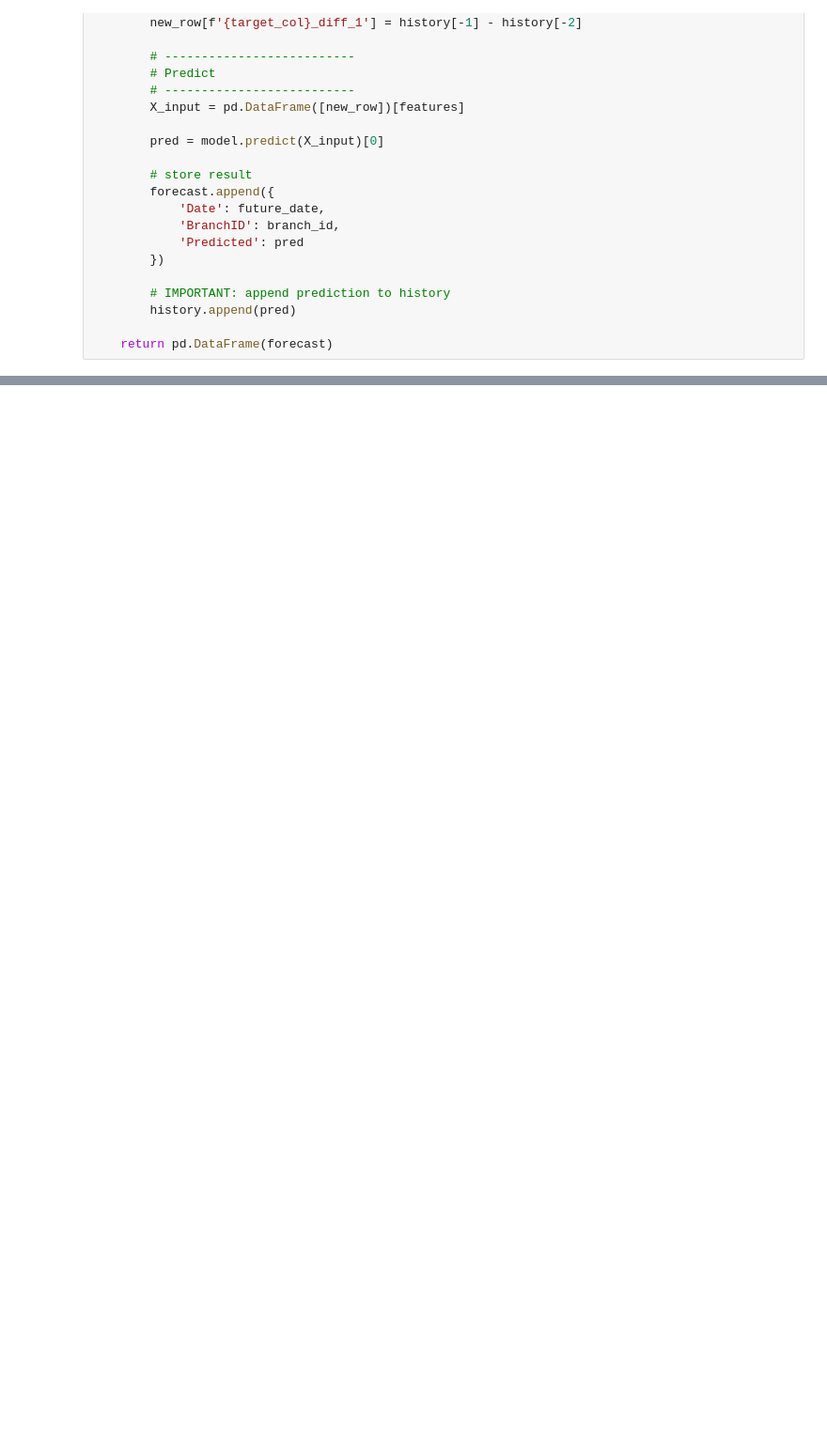
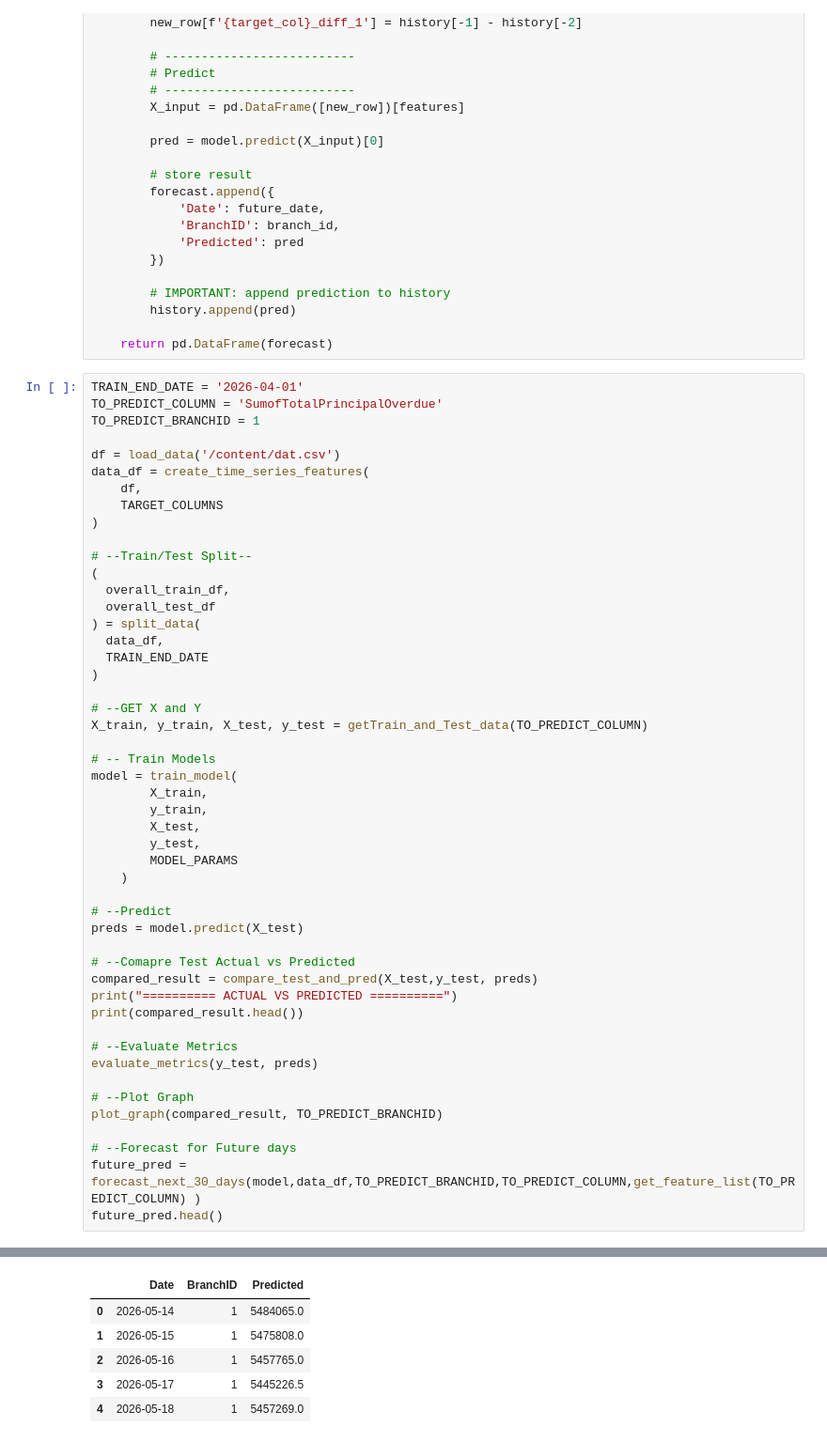
Before and after one commit to prasanna-venkatesh-m/Analytics-Forecast, a Jupyter notebook: Train_Overall_Analytics.ipynb, the cells around one changed output, grey strips where cells are left out. Shown at 94% size. Cells and saved outputs as stored; diff of their text form; blank space fills up the shorter version.

Commit message:
Predict Future Data

```diff
--- a/Train_Overall_Analytics.ipynb
+++ b/Train_Overall_Analytics.ipynb
@@ -377,3 +293,53 @@ def forecast_next_30_days(
         history.append(pred)
 
     return pd.DataFrame(forecast)
+# %%
+TRAIN_END_DATE = '2026-04-01'
+TO_PREDICT_COLUMN = 'SumofTotalPrincipalOverdue'
+TO_PREDICT_BRANCHID = 1
+
+df = load_data('/content/dat.csv')
+data_df = create_time_series_features(
+    df,
+    TARGET_COLUMNS
+)
+
+# --Train/Test Split--
+(
+  overall_train_df,
+  overall_test_df
+) = split_data(
+  data_df,
+  TRAIN_END_DATE
+)
+
+# --GET X and Y
+X_train, y_train, X_test, y_test = getTrain_and_Test_data(TO_PREDICT_COLUMN)
+
+# -- Train Models
+model = train_model(
+        X_train,
+        y_train,
+        X_test,
+        y_test,
+        MODEL_PARAMS
+    )
+
+# --Predict
+preds = model.predict(X_test)
+
+# --Comapre Test Actual vs Predicted
+compared_result = compare_test_and_pred(X_test,y_test, preds)
+print("========== ACTUAL VS PREDICTED ==========")
+print(compared_result.head())
+
+# --Evaluate Metrics
+evaluate_metrics(y_test, preds)
+
+# --Plot Graph
+plot_graph(compared_result, TO_PREDICT_BRANCHID)
+
+# --Forecast for Future days
+future_pred = forecast_next_30_days(model,data_df,TO_PREDICT_BRANCHID,TO_PREDICT_COLUMN,get_feature_list(TO_PREDICT_COLUMN) )
+future_pred.head()
+# %% [output]
@@ -379,0 +366,6 @@ def forecast_next_30_days(
+|  | Date | BranchID | Predicted |
+| 0 | 2026-05-14 | 1 | 5484065.0 |
+| 1 | 2026-05-15 | 1 | 5475808.0 |
+| 2 | 2026-05-16 | 1 | 5457765.0 |
+| 3 | 2026-05-17 | 1 | 5445226.5 |
+| 4 | 2026-05-18 | 1 | 5457269.0 |
```
Also changed, not shown: parts of 3 cells of this notebook.
